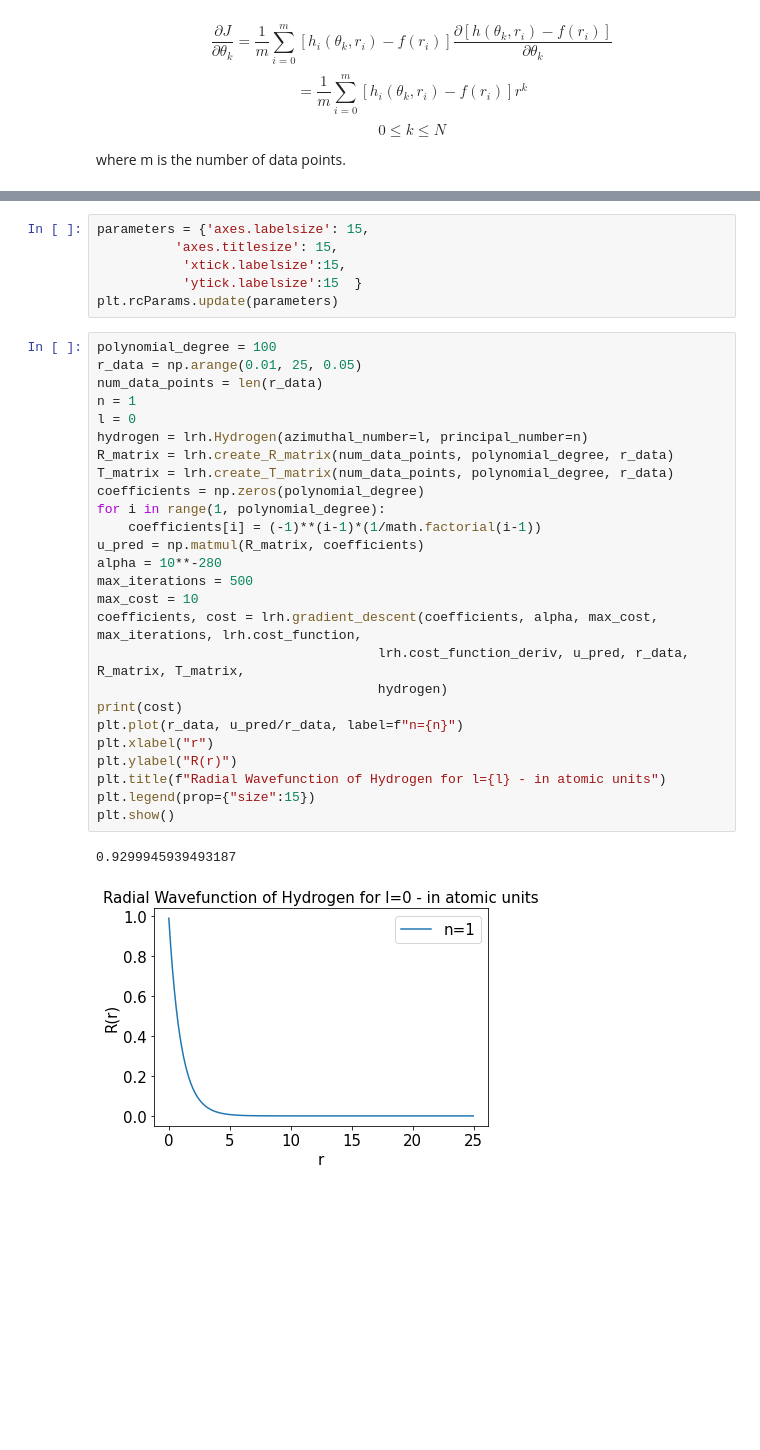
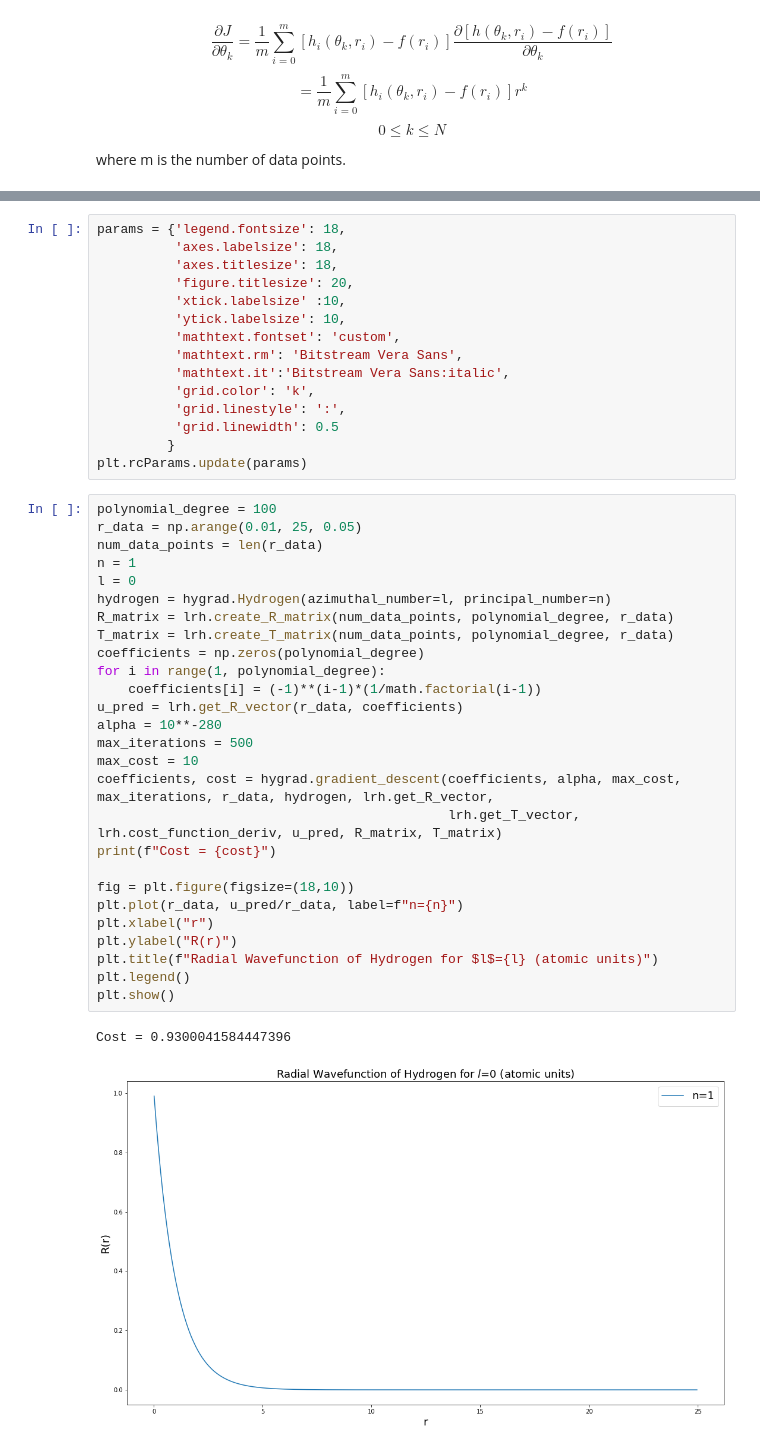
Before and after one commit to ahill187/numerical-methods-ppm, a Jupyter notebook: Hydrogen_Atom_Linear_Regression.ipynb, the cells around one changed output, grey strips where cells are left out. Drawn from its saved outputs; the diff is of its cells as text; blank space fills up the shorter version.

Commit message:
refactor gradient descent code

```diff
--- a/Hydrogen_Atom_Linear_Regression.ipynb
+++ b/Hydrogen_Atom_Linear_Regression.ipynb
@@ -32,35 +60,45 @@ where m is the number of data points.
 # %%
-parameters = {'axes.labelsize': 15,
-          'axes.titlesize': 15,
-           'xtick.labelsize':15,
-           'ytick.labelsize':15  }
-plt.rcParams.update(parameters)
+params = {'legend.fontsize': 18,
+          'axes.labelsize': 18,
+          'axes.titlesize': 18,
+          'figure.titlesize': 20,
+          'xtick.labelsize' :10,
+          'ytick.labelsize': 10,
+          'mathtext.fontset': 'custom',
+          'mathtext.rm': 'Bitstream Vera Sans',
+          'mathtext.it':'Bitstream Vera Sans:italic',
+          'grid.color': 'k',
+          'grid.linestyle': ':',
+          'grid.linewidth': 0.5
+         }
+plt.rcParams.update(params)
 # %%
 polynomial_degree = 100
 r_data = np.arange(0.01, 25, 0.05)
 num_data_points = len(r_data)
 n = 1
 l = 0
-hydrogen = lrh.Hydrogen(azimuthal_number=l, principal_number=n)
+hydrogen = hygrad.Hydrogen(azimuthal_number=l, principal_number=n)
 R_matrix = lrh.create_R_matrix(num_data_points, polynomial_degree, r_data)
 T_matrix = lrh.create_T_matrix(num_data_points, polynomial_degree, r_data)
 coefficients = np.zeros(polynomial_degree)
 for i in range(1, polynomial_degree):
     coefficients[i] = (-1)**(i-1)*(1/math.factorial(i-1))
-u_pred = np.matmul(R_matrix, coefficients)
+u_pred = lrh.get_R_vector(r_data, coefficients)
 alpha = 10**-280
 max_iterations = 500
 max_cost = 10
-coefficients, cost = lrh.gradient_descent(coefficients, alpha, max_cost, max_iterations, lrh.cost_function,
-                                    lrh.cost_function_deriv, u_pred, r_data, R_matrix, T_matrix,
-                                    hydrogen)
-print(cost)
+coefficients, cost = hygrad.gradient_descent(coefficients, alpha, max_cost, max_iterations, r_data, hydrogen, lrh.get_R_vector,
+                                             lrh.get_T_vector, lrh.cost_function_deriv, u_pred, R_matrix, T_matrix)
+print(f"Cost = {cost}")
+
+fig = plt.figure(figsize=(18,10))
 plt.plot(r_data, u_pred/r_data, label=f"n={n}")
 plt.xlabel("r")
 plt.ylabel("R(r)")
-plt.title(f"Radial Wavefunction of Hydrogen for l={l} - in atomic units")
-plt.legend(prop={"size":15})
+plt.title(f"Radial Wavefunction of Hydrogen for $l$={l} (atomic units)")
+plt.legend()
 plt.show()
 # %% [output]
-0.9299945939493187
+Cost = 0.9300041584447396
-[figure, old version]
+[figure, new version]
```
Also changed, not shown: parts of 5 cells of this notebook, 4 other files.
